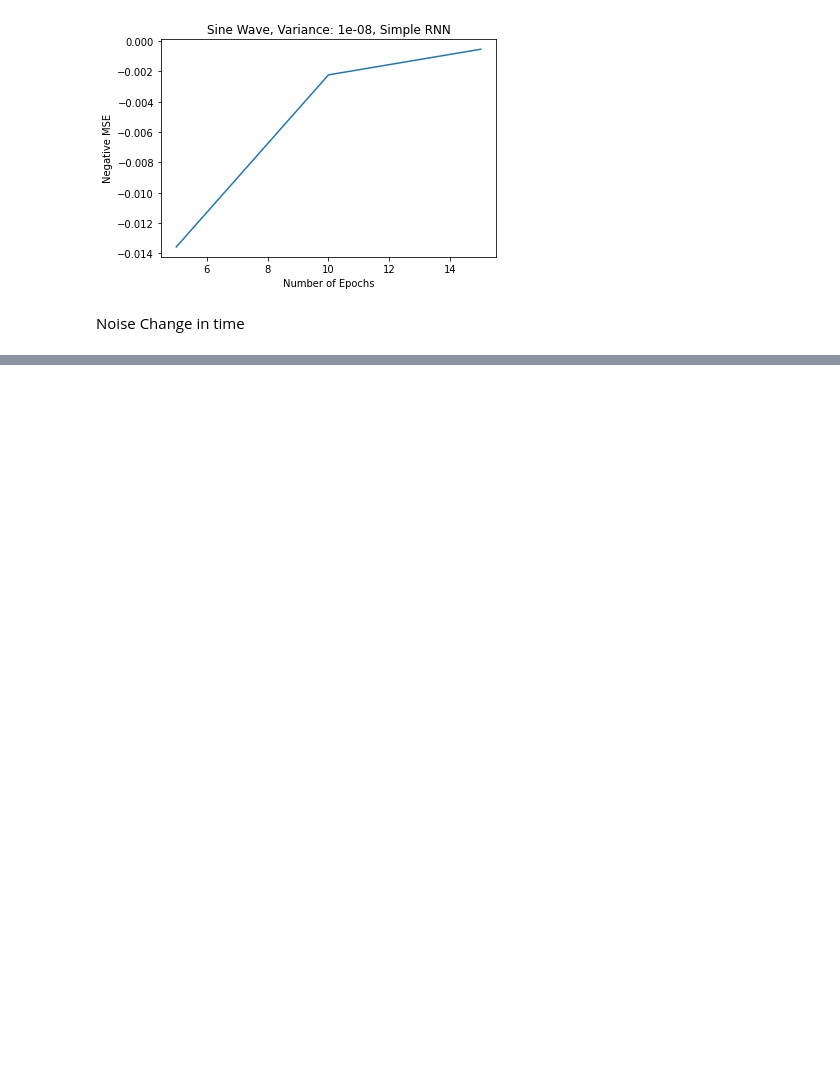
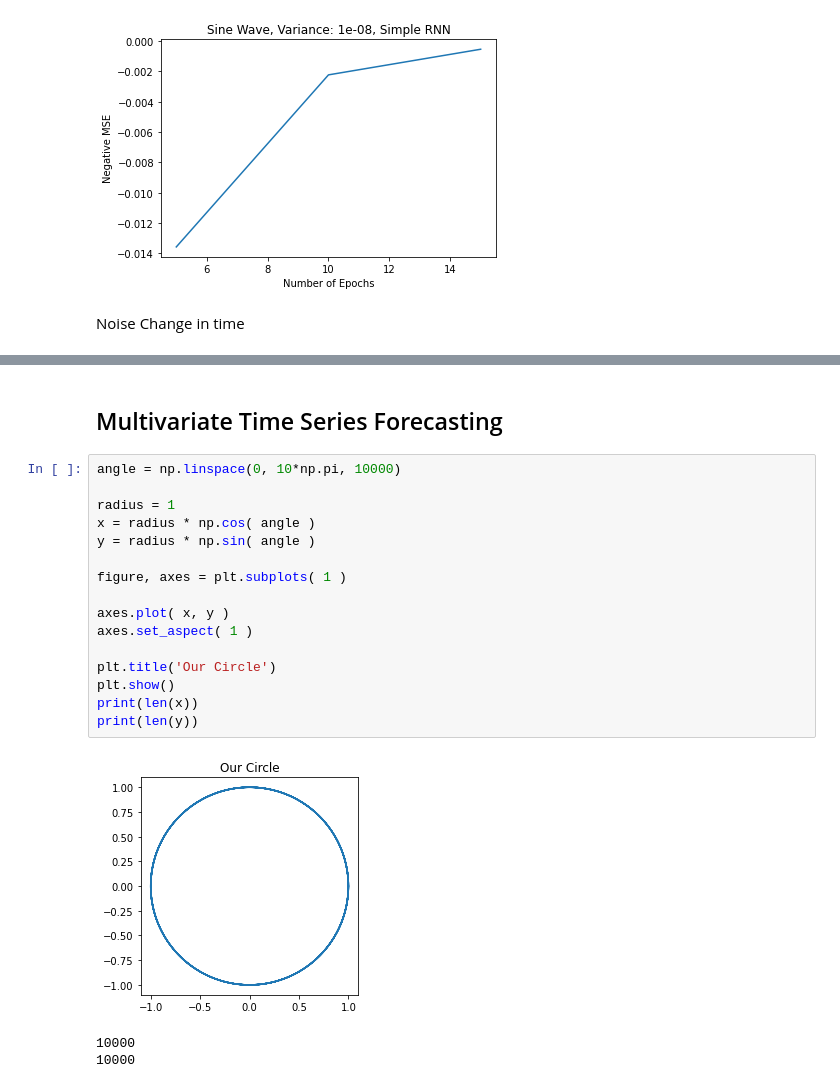
Before and after one commit to asadian98/Deep-Learning-Course-EE25647, a Jupyter notebook: HW3/HW3_Q2.ipynb, the cells around one changed output, grey strips where cells are left out. Drawn from its saved outputs; the diff is of its cells as text; blank space fills up the shorter version.

```diff
--- a/HW3/HW3_Q2.ipynb
+++ b/HW3/HW3_Q2.ipynb
@@ -469,0 +483,22 @@ for std in [0.1, 0.01, 0.001, 0.0001]:
+# %% [markdown]
+## Multivariate Time Series Forecasting
+# %%
+angle = np.linspace(0, 10*np.pi, 10000)
+
+radius = 1
+x = radius * np.cos( angle )
+y = radius * np.sin( angle )
+
+figure, axes = plt.subplots( 1 )
+
+axes.plot( x, y )
+axes.set_aspect( 1 )
+
+plt.title('Our Circle')
+plt.show()
+print(len(x))
+print(len(y))
+# %% [output]
+[figure, added]
+10000
+10000
```
Also changed, not shown: parts of 4 cells of this notebook.
